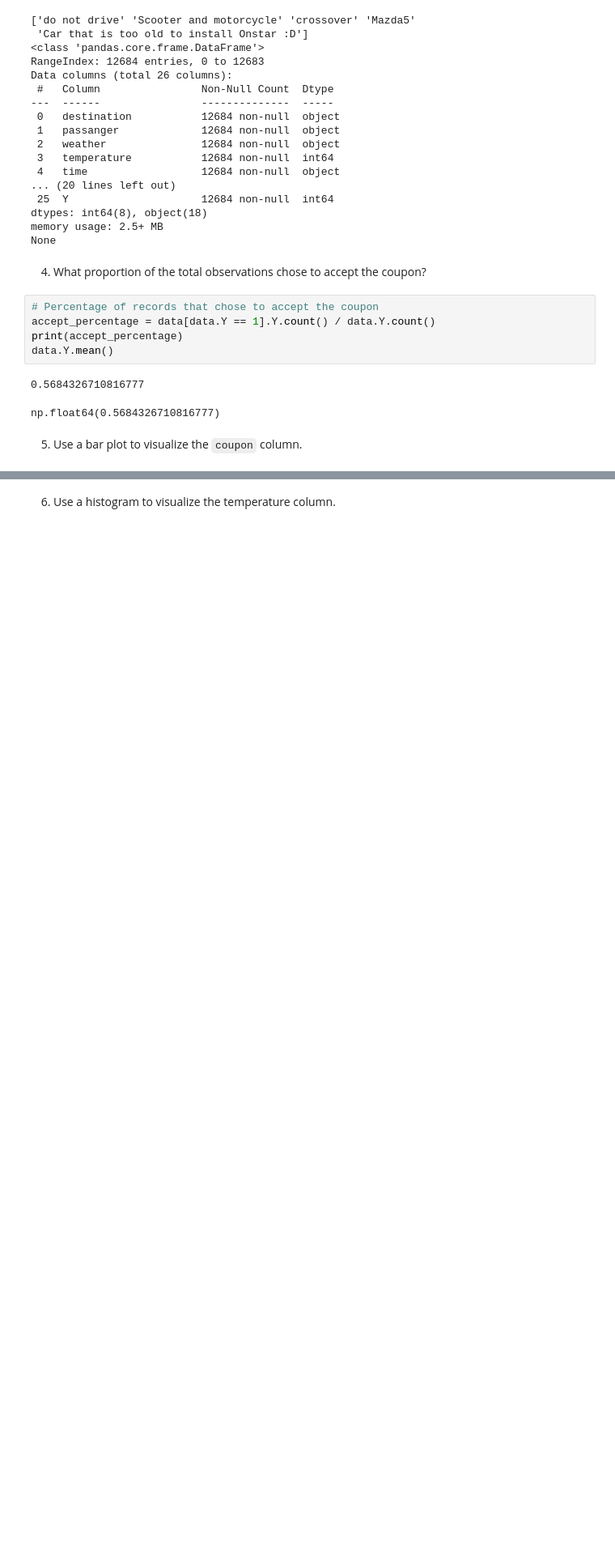
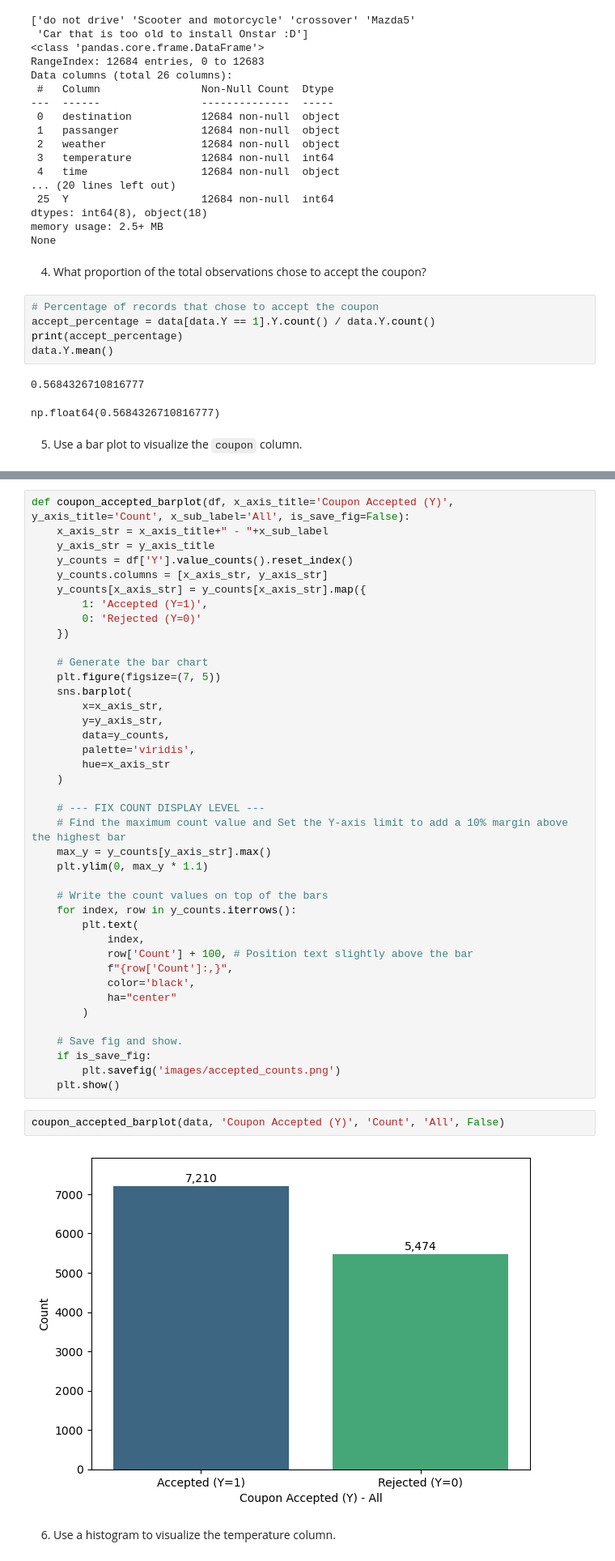
Before and after one commit to karthikmurs/coupon_analyzer, a Jupyter notebook: prompt.ipynb, the cells around one changed output, grey strips where cells are left out. Shown at 81% size. Drawn from its saved outputs; the diff is of its cells as text; blank space fills up the shorter version.

```diff
--- a/prompt.ipynb
+++ b/prompt.ipynb
@@ -200,3 +203,47 @@ plt.show()
+# %%
+def coupon_accepted_barplot(df, x_axis_title='Coupon Accepted (Y)', y_axis_title='Count', x_sub_label='All', is_save_fig=False):
+    x_axis_str = x_axis_title+" - "+x_sub_label
+    y_axis_str = y_axis_title
+    y_counts = df['Y'].value_counts().reset_index()
+    y_counts.columns = [x_axis_str, y_axis_str]
+    y_counts[x_axis_str] = y_counts[x_axis_str].map({
+        1: 'Accepted (Y=1)',
+        0: 'Rejected (Y=0)'
+    })
+
+    # Generate the bar chart
+    plt.figure(figsize=(7, 5))
+    sns.barplot(
+        x=x_axis_str,
+        y=y_axis_str,
+        data=y_counts,
+        palette='viridis',
+        hue=x_axis_str
+    )
+
+    # --- FIX COUNT DISPLAY LEVEL ---
+    # Find the maximum count value and Set the Y-axis limit to add a 10% margin above the highest bar
+    max_y = y_counts[y_axis_str].max()
+    plt.ylim(0, max_y * 1.1)
+
+    # Write the count values on top of the bars
+    for index, row in y_counts.iterrows():
+        plt.text(
+            index,
+            row['Count'] + 100, # Position text slightly above the bar
+            f"{row['Count']:,}",
+            color='black',
+            ha="center"
+        )
+
+    # Save fig and show.
+    if is_save_fig:
+        plt.savefig('images/accepted_counts.png')
+    plt.show()
+# %%
+coupon_accepted_barplot(data, 'Coupon Accepted (Y)', 'Count', 'All', False)
+# %% [output]
+[figure, added]
 # %% [markdown]
 6. Use a histogram to visualize the temperature column.
 # %%
```
Also changed, not shown: parts of 7 cells of this notebook, 3 other files.
